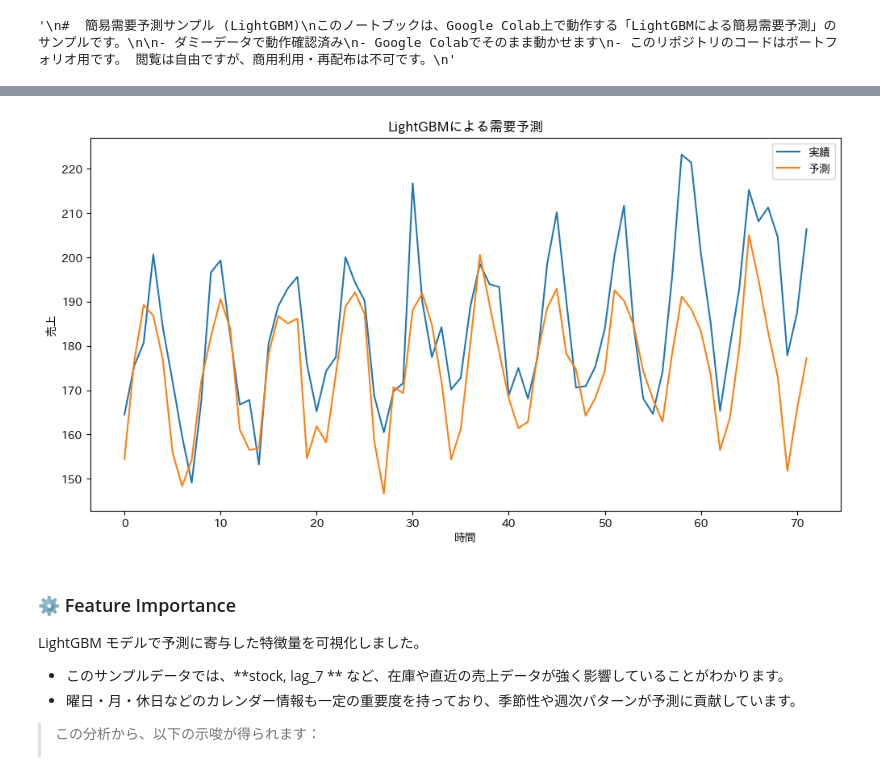
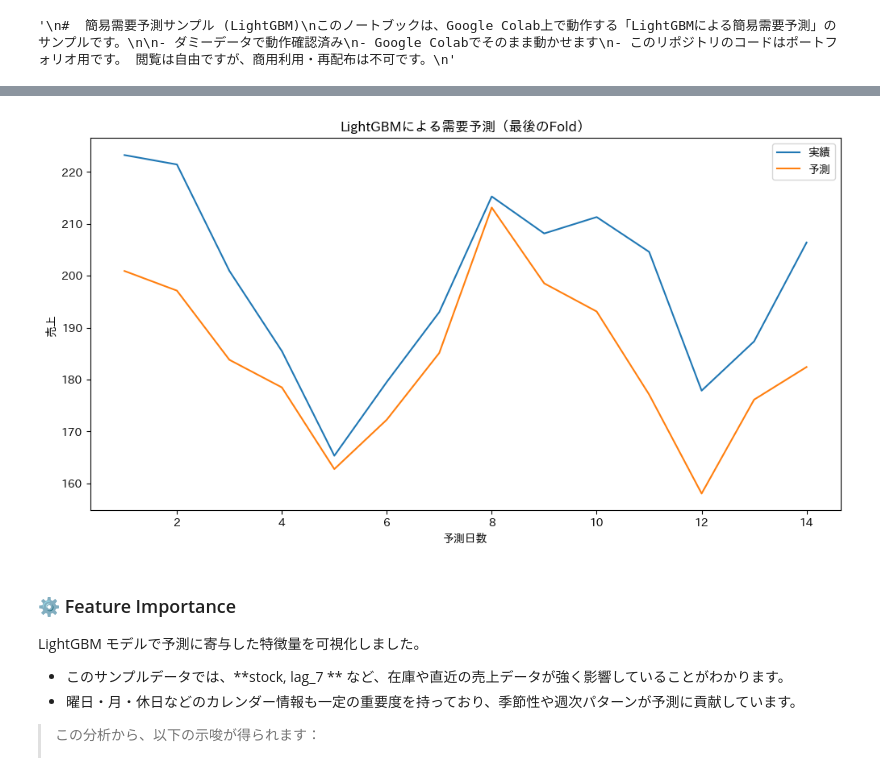
Before and after one commit to K-Tanaka8/lightgbm_demand_forecast, a Jupyter notebook: lightgbm_demand_forecast_sample.ipynb, the cells around one changed output, grey strips where cells are left out. Saved outputs shown, nothing was run; the diff lists cells and outputs as text; code cells hidden in the pictures.

```diff
--- a/lightgbm_demand_forecast_sample.ipynb
+++ b/lightgbm_demand_forecast_sample.ipynb
@@ -25,7 +25,6 @@ import pandas as pd
 import numpy as np
 import matplotlib.pyplot as plt
 import lightgbm as lgb
-from sklearn.model_selection import train_test_split
 from sklearn.metrics import mean_squared_error, mean_absolute_error
 import seaborn as sns
 
@@ -86,33 +85,69 @@ features = [
 X = df[features]
 y = df["sales"]
 
-X_train, X_test, y_train, y_test = train_test_split(
-    X, y, test_size=0.2, shuffle=False
-)
+# =======================================================
+# 5 Expanding Window CV
+# =======================================================
+
+horizon = 14
+n_folds = 3
+
+rmse_list = []
+mae_list = []
+
+for i in range(n_folds):
+    # Foldごとに horizon 日ずつテストセットをスライド
+    train_end = len(df) - horizon * (n_folds - i)
+
+    X_train = X.iloc[:train_end]
+    y_train = y.iloc[:train_end]
+
+    X_test = X.iloc[train_end:train_end + horizon]
+    y_test = y.iloc[train_end:train_end + horizon]
+
+    # ----------------------
+    # LightGBM モデル
+    # ----------------------
+
+    model = lgb.LGBMRegressor(
+        n_estimators=200,
+        learning_rate=0.05,
+        max_depth=5,
+        verbosity=-1
+    )
+
+    model.fit(X_train, y_train)
+
+    # ----------------------
+    # 予測
+    # ----------------------
+
+    pred = model.predict(X_test)
+
+    rmse = np.sqrt(mean_squared_error(y_test, pred))
+    mae = mean_absolute_error(y_test, pred)
+
+    rmse_list.append(rmse)
+    mae_list.append(mae)
+
+    print(f"Fold{i+1} RMSE: {rmse:.2f}")
+    print(f"Fold{i+1} MAE: {mae:.2f}")
+
+    # 最後のfoldだけ保存
+    if i == n_folds - 1:
+        last_y_test = y_test
+        last_pred = pred
+
 
 # =======================================================
-# 5 LightGBM モデル
+# 6 評価表示
 # =======================================================
 
-model = lgb.LGBMRegressor(
-    n_estimators=200,
-    learning_rate=0.05,
-    max_depth=5,
-    verbosity=-1
-)
+print()
+print("CV平均結果")
 
-model.fit(X_train, y_train)
-
-# =======================================================
-# 6 予測
-# =======================================================
-
-pred = model.predict(X_test)
-
-rmse = np.sqrt(mean_squared_error(y_test, pred))
-mae = mean_absolute_error(y_test, pred)
-print(f"RMSE: {rmse:.2f}")
-print(f"MAE: {mae:.2f} (平均でこれくらいズレます)")
+print(f"RMSE mean: {np.mean(rmse_list):.2f}")
+print(f"MAE mean: {np.mean(mae_list):.2f}")
 
 # =======================================================
 # 7 予測グラフ
@@ -120,12 +155,15 @@ print(f"MAE: {mae:.2f} (平均でこれくらいズレます)")
 
 plt.figure(figsize=(12,6))
 
-plt.plot(y_test.values, label="実績")
-plt.plot(pred, label="予測")
+x = np.arange(1, len(last_pred) + 1)
 
-plt.title("LightGBMによる需要予測")
-plt.xlabel("時間")
+plt.plot(x, last_y_test.to_numpy(), label="実績")
+plt.plot(x, last_pred, label="予測")
+
+plt.title("LightGBMによる需要予測（最後のFold）")
+plt.xlabel("予測日数")
 plt.ylabel("売上")
+
 plt.legend()
 
 plt.show()
@@ -135,4 +181,4 @@ MAE: 10.94 (平均でこれくらいズレます)
-[figure, old version]
+[figure, new version]
 # %% [markdown]
 ### ⚙ Feature Importance
 
```
Also changed, not shown: parts of 2 cells of this notebook.
